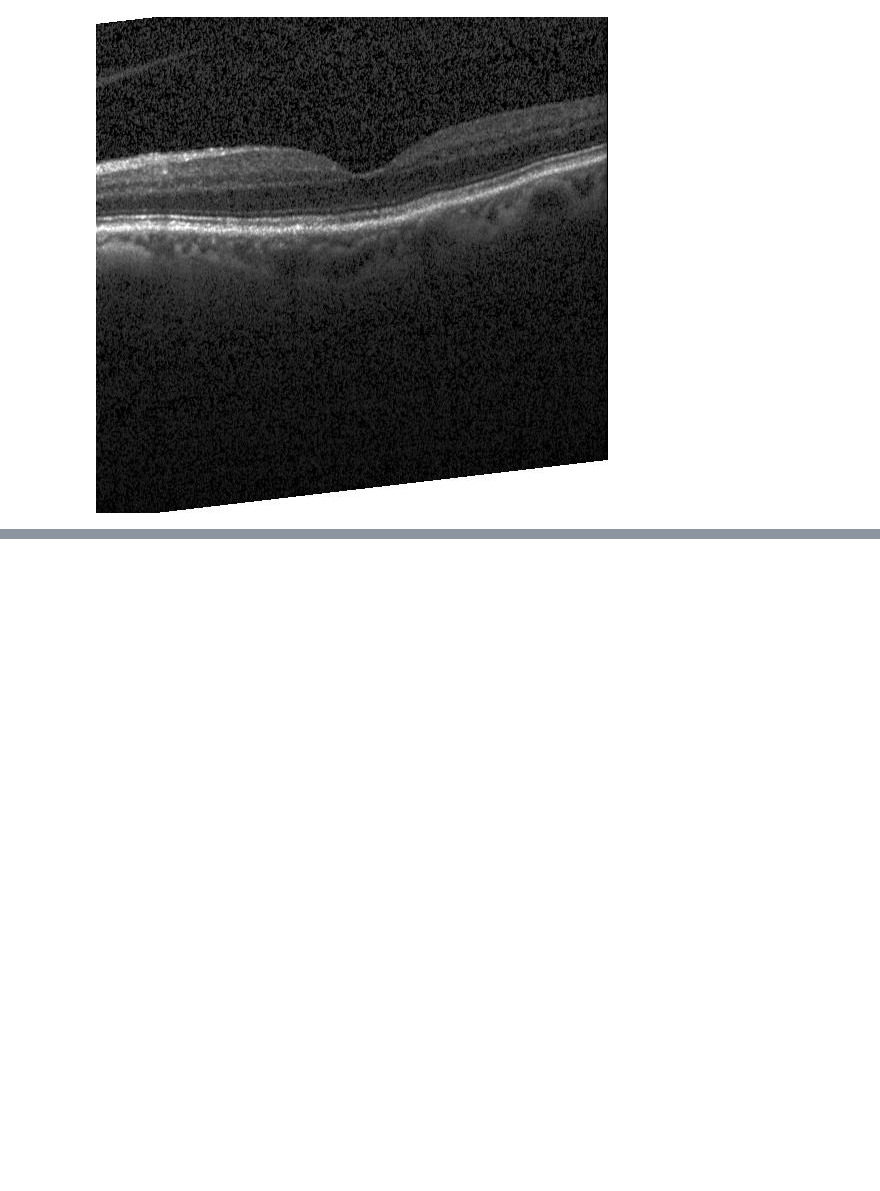
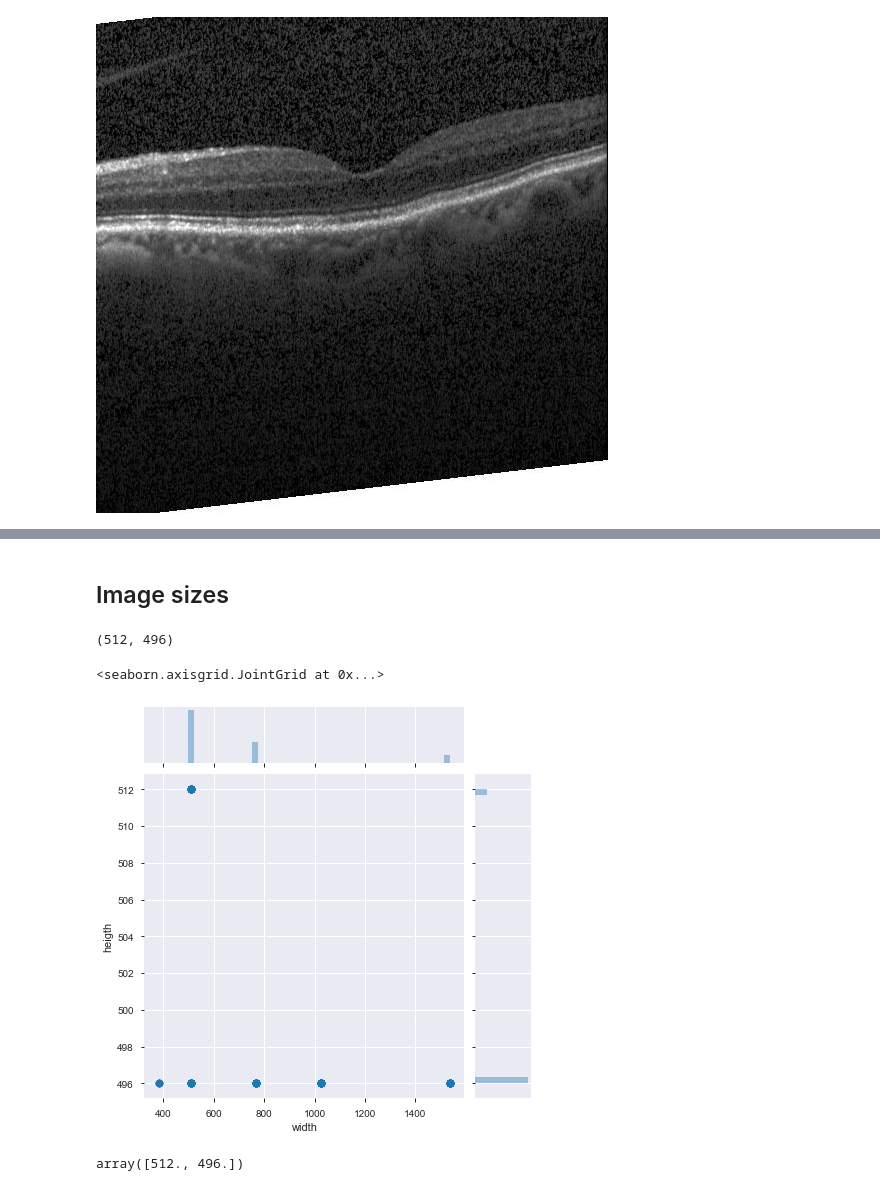
Before and after one commit to Valentyn1997/oct-diagn-semi-supervised, a Jupyter notebook: notebooks/00_dataset_statistics.ipynb, the cells around one changed output, grey strips where cells are left out. Saved outputs shown, nothing was run; the diff lists cells and outputs as text; code cells hidden in the pictures; blank space fills up the shorter version.

```diff
--- a/notebooks/00_dataset_statistics.ipynb
+++ b/notebooks/00_dataset_statistics.ipynb
@@ -111,0 +118,6 @@ train[57169][0]
+# %%
+sizes = []
+for i in tqdm(range(len(train))):
+    sizes.append(train[i][0].size)
+for i in tqdm(range(len(test))):
+    sizes.append(test[i][0].size)
@@ -111,0 +130,23 @@ train[57169][0]
+# %% [markdown]
+## Image sizes
+# %%
+train[0][0].size
+# %% [output]
+(512, 496)
+# %%
+sizes = []
+for i in tqdm(range(len(train))):
+    sizes.append(train[i][0].size)
+for i in tqdm(range(len(test))):
+    sizes.append(test[i][0].size)
+# %%
+sizes = np.array(sizes)
+# %%
+sns.jointplot(sizes[:, 0], sizes[:, 1]).set_axis_labels("width", "heigth")
+# %% [output]
+<seaborn.axisgrid.JointGrid at 0x...>
+[figure, added]
+# %%
+np.median(sizes, axis=0)
+# %% [output]
+array([512., 496.])
```
Also changed, not shown: parts of 8 cells of this notebook, 3 other files.
